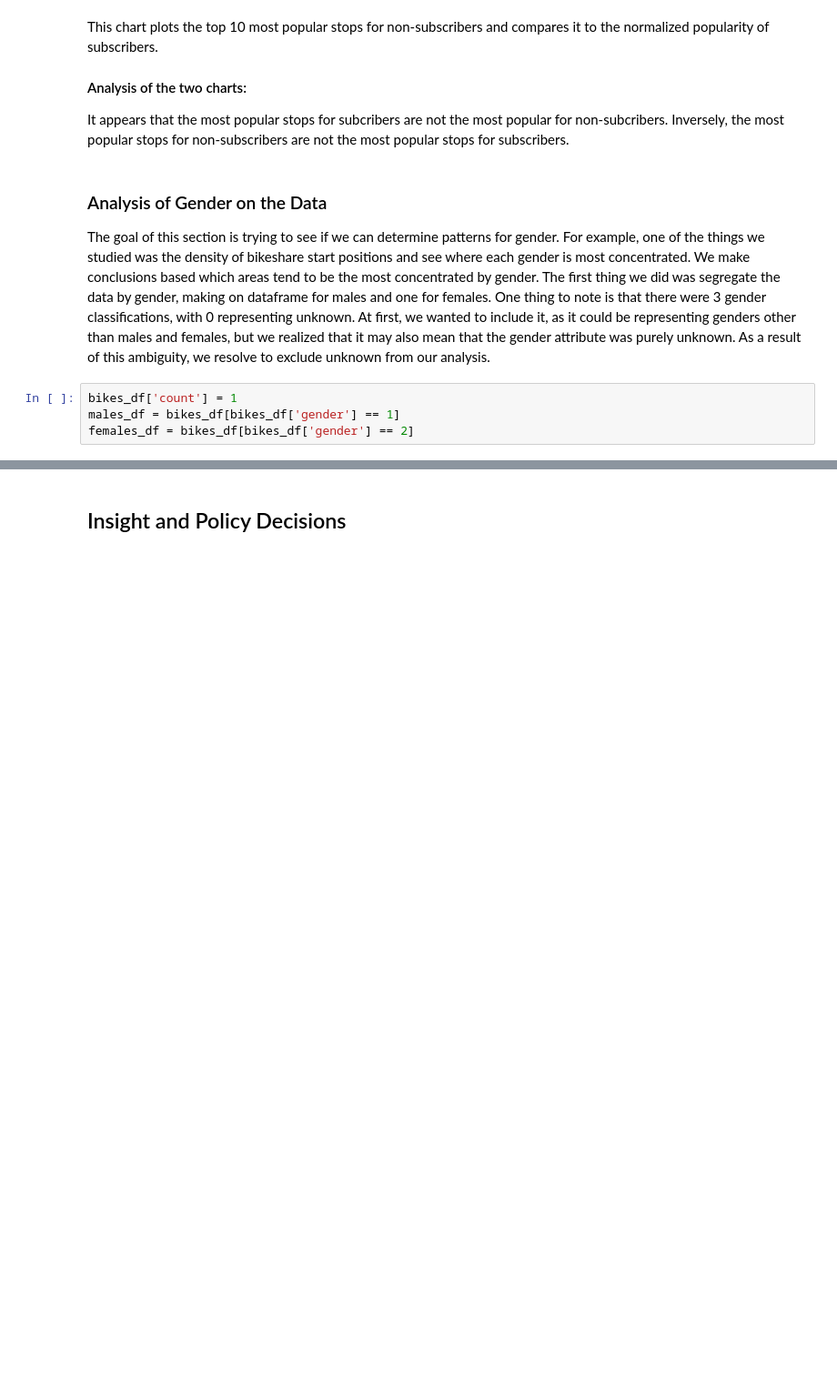
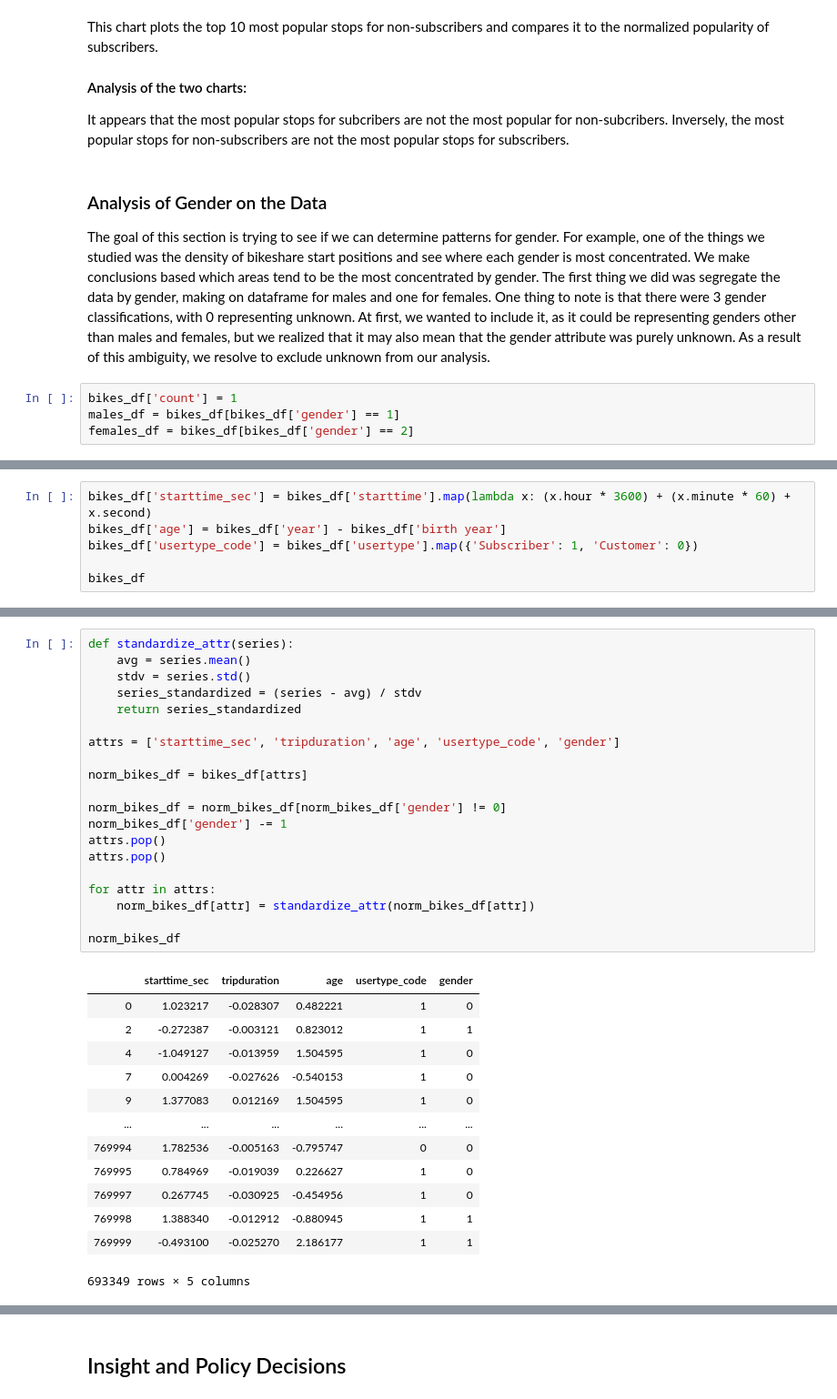
Before and after one commit to arunsrinivas20/arunsrinivas20.github.io, a Jupyter notebook: Andrew_Arun_Matt_CMSC320_Final.ipynb, the cells around one changed output, grey strips where cells are left out. Shown at 91% size. Cells and saved outputs as stored; diff of their text form; blank space fills up the shorter version.

```diff
--- a/Andrew_Arun_Matt_CMSC320_Final.ipynb
+++ b/Andrew_Arun_Matt_CMSC320_Final.ipynb
@@ -790,0 +813,6 @@ map_osm_females
+# %%
+bikes_df['starttime_sec'] = bikes_df['starttime'].map(lambda x: (x.hour * 3600) + (x.minute * 60) + x.second)
+bikes_df['age'] = bikes_df['year'] - bikes_df['birth year']
+bikes_df['usertype_code'] = bikes_df['usertype'].map({'Subscriber': 1, 'Customer': 0})
+
+bikes_df
@@ -790,0 +841,34 @@ map_osm_females
+# %%
+def standardize_attr(series):
+    avg = series.mean()
+    stdv = series.std()
+    series_standardized = (series - avg) / stdv
+    return series_standardized
+
+attrs = ['starttime_sec', 'tripduration', 'age', 'usertype_code', 'gender']
+
+norm_bikes_df = bikes_df[attrs]
+
+norm_bikes_df = norm_bikes_df[norm_bikes_df['gender'] != 0]
+norm_bikes_df['gender'] -= 1
+attrs.pop()
+attrs.pop()
+
+for attr in attrs:
+    norm_bikes_df[attr] = standardize_attr(norm_bikes_df[attr])
+
+norm_bikes_df
+# %% [output]
+|  | starttime_sec | tripduration | age | usertype_code | gender |
+| 0 | 1.023217 | -0.028307 | 0.482221 | 1 | 0 |
+| 2 | -0.272387 | -0.003121 | 0.823012 | 1 | 1 |
+| 4 | -1.049127 | -0.013959 | 1.504595 | 1 | 0 |
+| 7 | 0.004269 | -0.027626 | -0.540153 | 1 | 0 |
+| 9 | 1.377083 | 0.012169 | 1.504595 | 1 | 0 |
+| ... | ... | ... | ... | ... | ... |
+| 769994 | 1.782536 | -0.005163 | -0.795747 | 0 | 0 |
+| 769995 | 0.784969 | -0.019039 | 0.226627 | 1 | 0 |
+| 769997 | 0.267745 | -0.030925 | -0.454956 | 1 | 0 |
+| 769998 | 1.388340 | -0.012912 | -0.880945 | 1 | 1 |
+| 769999 | -0.493100 | -0.025270 | 2.186177 | 1 | 1 |
+693349 rows × 5 columns
```
Also changed, not shown: parts of 21 cells of this notebook.
